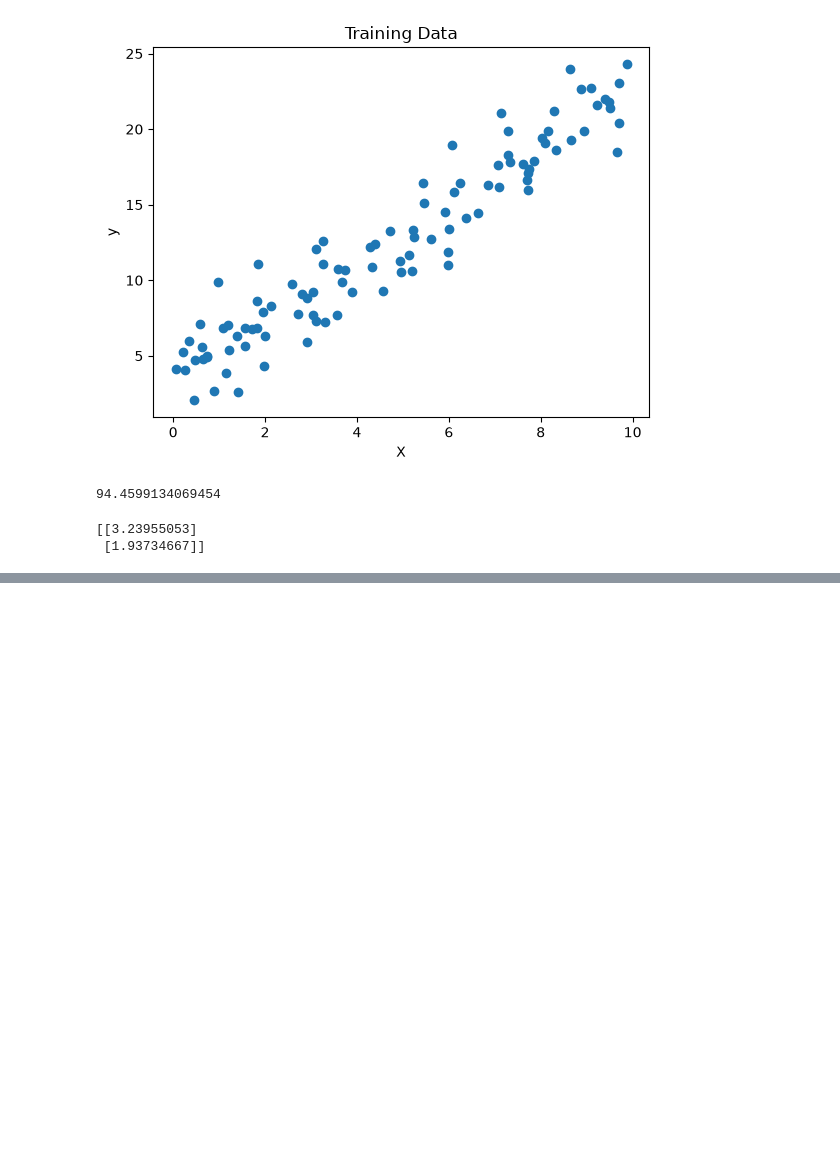
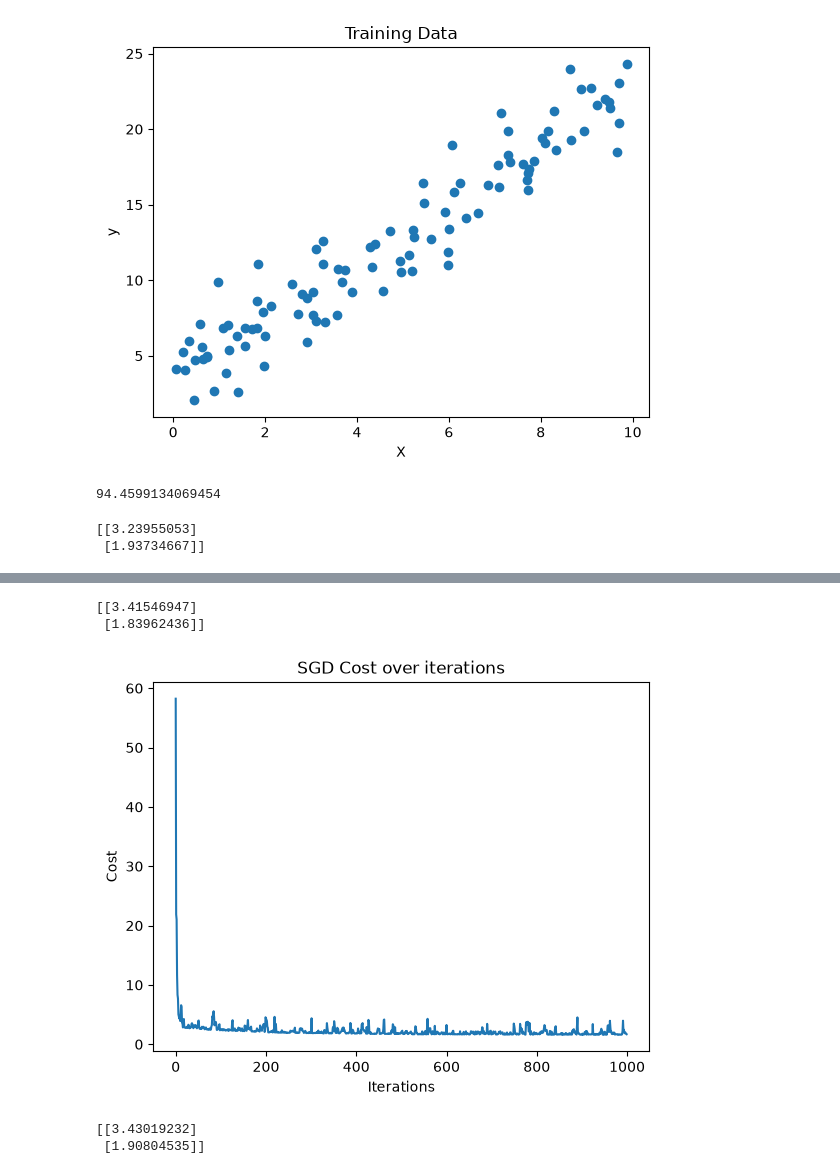
Before and after one commit to Jasurbek16/Learn-ML, a Jupyter notebook: linear-regression.ipynb, the cells around one changed output, grey strips where cells are left out. Cells and saved outputs as stored; diff of their text form; code cells hidden in the pictures; blank space fills up the shorter version.

Commit message:
add stochastic_gradient_descent and normal_equation

```diff
--- a/linear-regression.ipynb
+++ b/linear-regression.ipynb
@@ -50,0 +59,29 @@ print(theta)
+# %%
+def stochastic_gradient_descent(X, y, theta, learning_rate, iterations):
+    m = len(y)
+    X_b = np.c_[np.ones((len(X), 1)), X]
+    cost_history = [] # for storing cost at each iteration
+
+    for i in range(iterations):
+        ind = np.random.randint(0, m) # randomly select an index
+        X_i = X_b[ind:ind+1] # select the corresponding row of X_b - one sample
+        y_i = y[ind:ind+1] # select the corresponding row of y - one sample
+        Y_pred = np.matmul(X_i, theta)
+        theta = theta - learning_rate * np.matmul(X_i.T, (Y_pred-y_i)) # update theta in each iteration
+        cost_history.append(cost_func(X, y, theta))
+
+    return theta, cost_history
+# %%
+theta = np.zeros((2, 1))
+theta, cost_history = stochastic_gradient_descent(X, y, theta, learning_rate=0.01, iterations=1000)
+print(theta)
+
+plt.plot(cost_history)
+plt.xlabel("Iterations")
+plt.ylabel("Cost")
+plt.title("SGD Cost over iterations")
+plt.show()
+# %% [output]
+[[3.41546947]
+ [1.83962436]]
+[figure, added]
@@ -50,0 +95,6 @@ print(theta)
+# %%
+theta = normal_equation(X, y)
+print(theta)
+# %% [output]
+[[3.43019232]
+ [1.90804535]]
```
Also changed, not shown: parts of 3 cells of this notebook.
